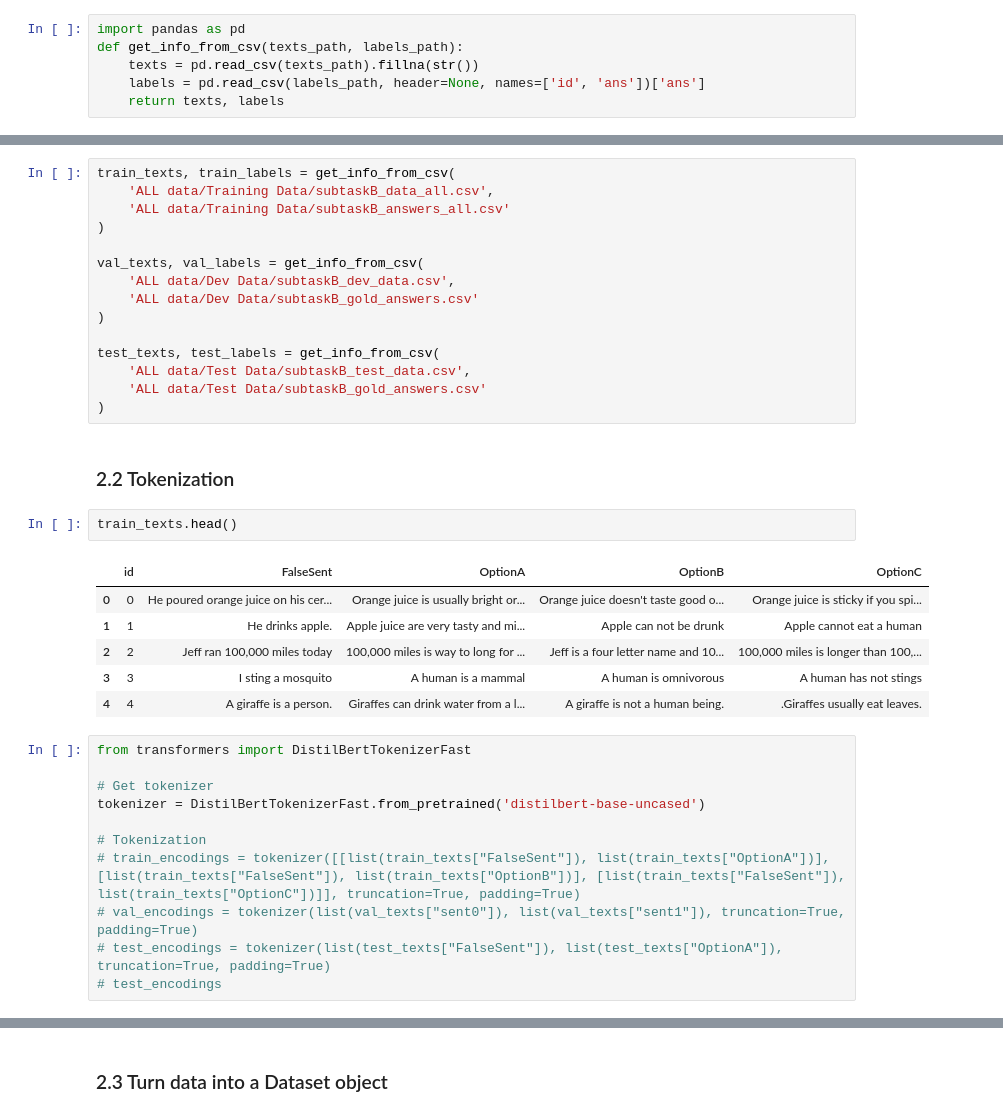
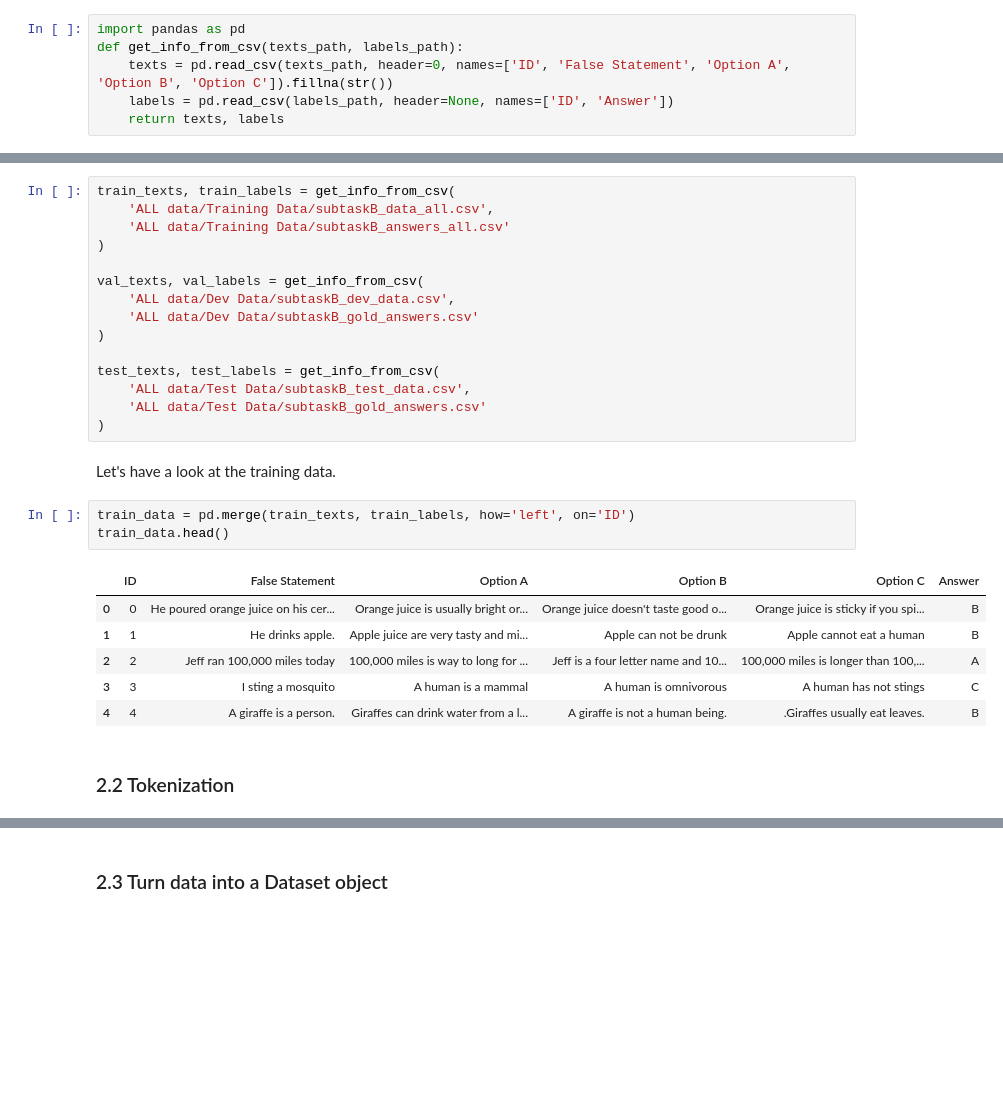
Before and after one commit to LetianLee/MSc-Project-SemEval2020-Task4, a Jupyter notebook: myproject/Subtask_B.ipynb, the cells around one changed output, grey strips where cells are left out. Saved outputs shown, nothing was run; the diff lists cells and outputs as text; blank space fills up the shorter version.

```diff
--- a/myproject/Subtask_B.ipynb
+++ b/myproject/Subtask_B.ipynb
@@ -57,8 +57,8 @@ Build a common function to get texts and labels from csv file.
 # %%
 import pandas as pd
 def get_info_from_csv(texts_path, labels_path):
-    texts = pd.read_csv(texts_path).fillna(str())
-    labels = pd.read_csv(labels_path, header=None, names=['id', 'ans'])['ans']
+    texts = pd.read_csv(texts_path, header=0, names=['ID', 'False Statement', 'Option A', 'Option B', 'Option C']).fillna(str())
+    labels = pd.read_csv(labels_path, header=None, names=['ID', 'Answer'])
     return texts, labels
 # %% [markdown]
 Read texts and labels from csv file.
@@ -77,25 +77,17 @@ test_texts, test_labels = get_info_from_csv(
     'ALL data/Test Data/subtaskB_test_data.csv',
     'ALL data/Test Data/subtaskB_gold_answers.csv'
 )
+# %% [markdown]
+Let's have a look at the training data.
+# %%
+train_data = pd.merge(train_texts, train_labels, how='left', on='ID')
+train_data.head()
+# %% [output]
+|  | ID | False Statement | Option A | Option B | Option C | Answer |
+| 0 | 0 | He poured orange juice on his cer... | Orange juice is usually bright or... | Orange juice doesn't taste good o... | Orange juice is sticky if you spi... | B |
+| 1 | 1 | He drinks apple. | Apple juice are very tasty and mi... | Apple can not be drunk | Apple cannot eat a human | B |
+| 2 | 2 | Jeff ran 100,000 miles today | 100,000 miles is way to long for ... | Jeff is a four letter name and 10... | 100,000 miles is longer than 100,... | A |
+| 3 | 3 | I sting a mosquito | A human is a mammal | A human is omnivorous | A human has not stings | C |
+| 4 | 4 | A giraffe is a person. | Giraffes can drink water from a l... | A giraffe is not a human being. | .Giraffes usually eat leaves. | B |
 # %% [markdown]
 ### 2.2 Tokenization
-# %%
-train_texts.head()
-# %% [output]
-|  | id | FalseSent | OptionA | OptionB | OptionC |
-| 0 | 0 | He poured orange juice on his cer... | Orange juice is usually bright or... | Orange juice doesn't taste good o... | Orange juice is sticky if you spi... |
-| 1 | 1 | He drinks apple. | Apple juice are very tasty and mi... | Apple can not be drunk | Apple cannot eat a human |
-| 2 | 2 | Jeff ran 100,000 miles today | 100,000 miles is way to long for ... | Jeff is a four letter name and 10... | 100,000 miles is longer than 100,... |
-| 3 | 3 | I sting a mosquito | A human is a mammal | A human is omnivorous | A human has not stings |
-| 4 | 4 | A giraffe is a person. | Giraffes can drink water from a l... | A giraffe is not a human being. | .Giraffes usually eat leaves. |
-# %%
-from transformers import DistilBertTokenizerFast
-
-# Get tokenizer
-tokenizer = DistilBertTokenizerFast.from_pretrained('distilbert-base-uncased')
-
-# Tokenization
-# train_encodings = tokenizer([[list(train_texts["FalseSent"]), list(train_texts["OptionA"])], [list(train_texts["FalseSent"]), list(train_texts["OptionB"])], [list(train_texts["FalseSent"]), list(train_texts["OptionC"])]], truncation=True, padding=True)
-# val_encodings = tokenizer(list(val_texts["sent0"]), list(val_texts["sent1"]), truncation=True, padding=True)
-# test_encodings = tokenizer(list(test_texts["FalseSent"]), list(test_texts["OptionA"]), truncation=True, padding=True)
-# test_encodings
```
Also changed, not shown: parts of 20 cells of this notebook.
